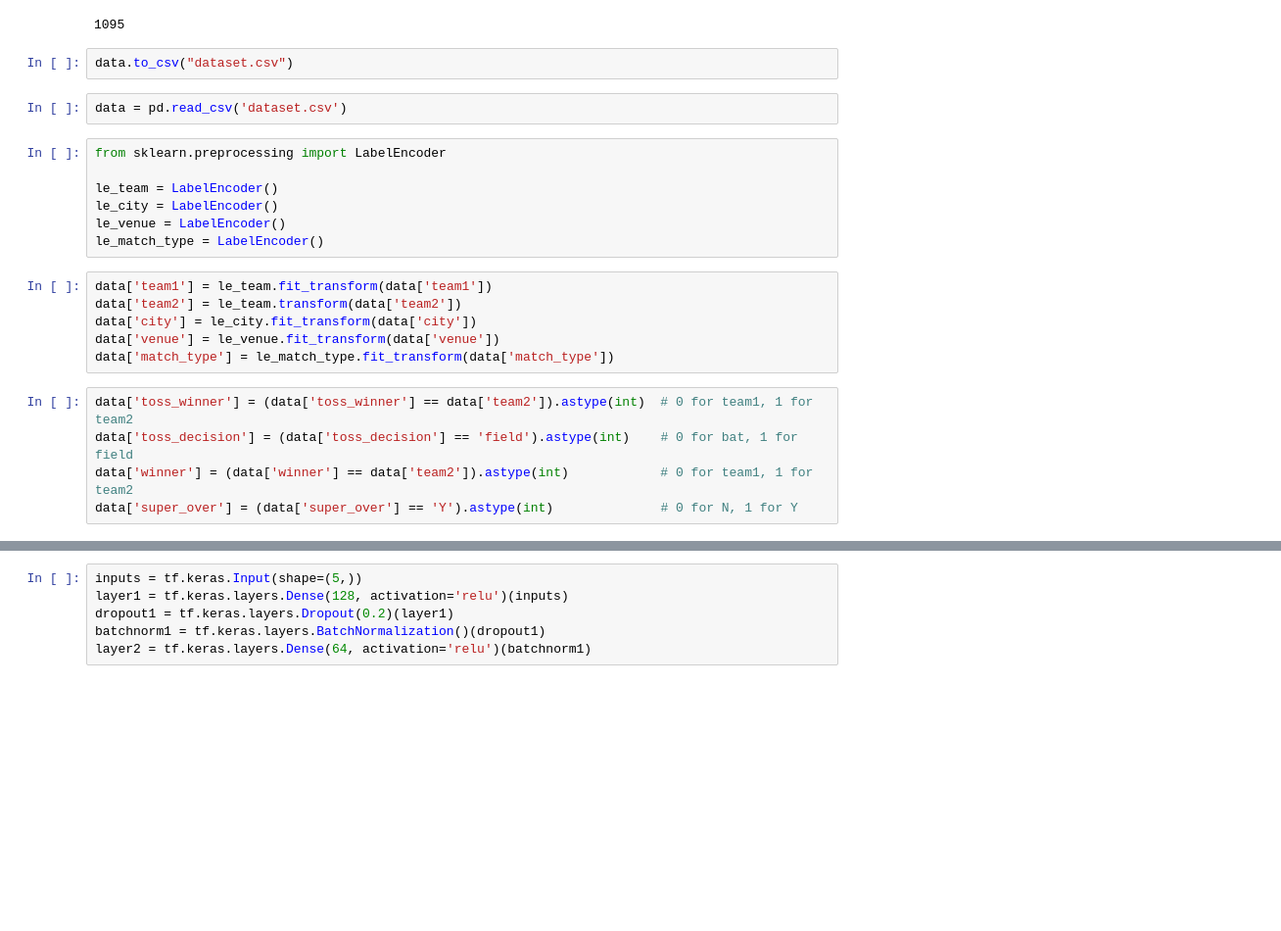
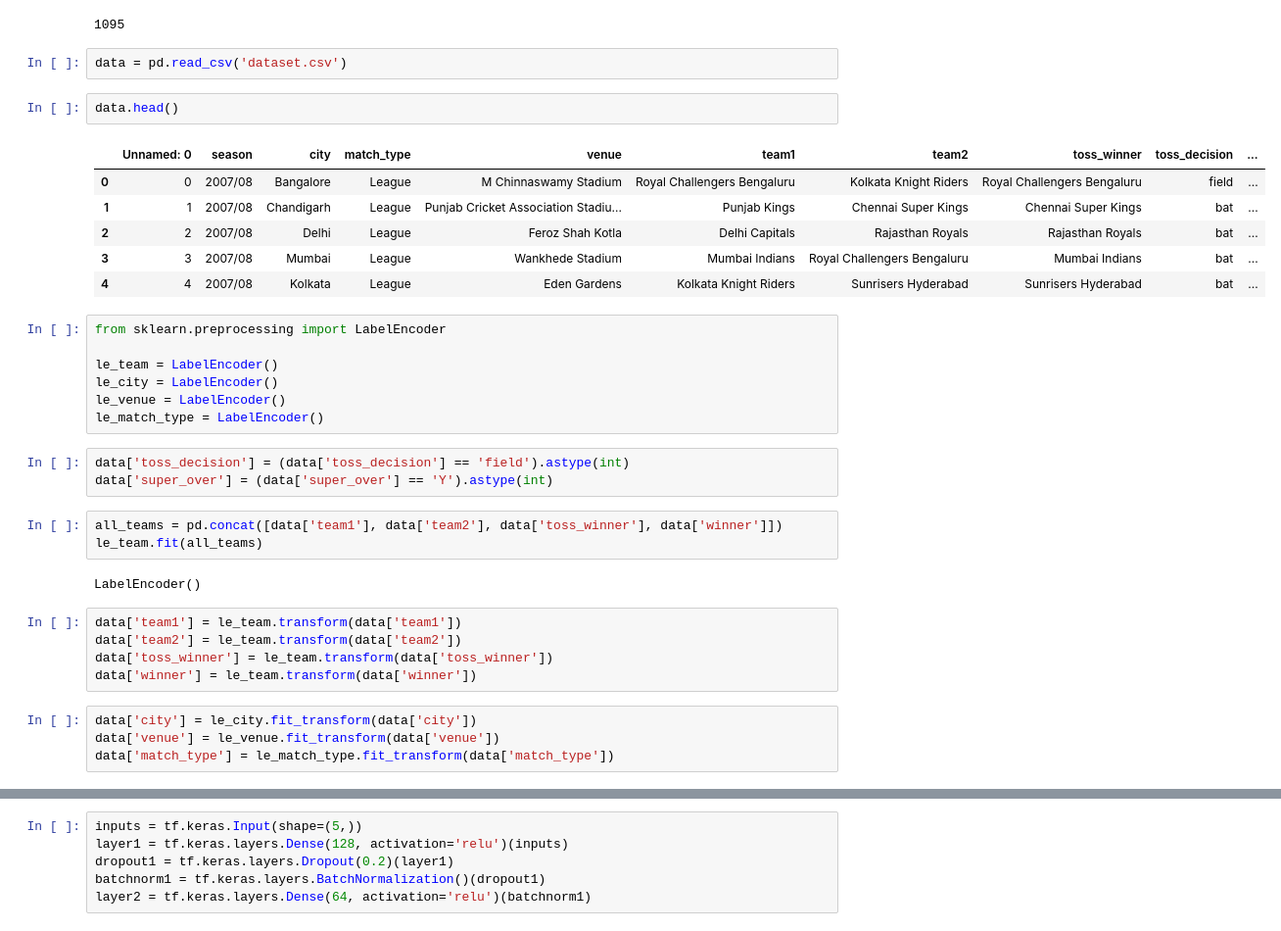
Before and after one commit to rahul5r/IPL-Toss-Match-Prediction, a Jupyter notebook: prediction.ipynb, the cells around one changed output, grey strips where cells are left out. Shown at 98% size. Drawn from its saved outputs; the diff is of its cells as text; blank space fills up the shorter version.

```diff
--- a/prediction.ipynb
+++ b/prediction.ipynb
@@ -53,10 +53,17 @@ data.head()
 len(data)
 # %% [output]
 1095
-# %%
-data.to_csv("dataset.csv")
 # %%
 data = pd.read_csv('dataset.csv')
+# %%
+data.head()
+# %% [output]
+|  | Unnamed: 0 | season | city | match_type | venue | team1 | team2 | toss_winner | toss_decision | ... |
+| 0 | 0 | 2007/08 | Bangalore | League | M Chinnaswamy Stadium | Royal Challengers Bengaluru | Kolkata Knight Riders | Royal Challengers Bengaluru | field | ... |
+| 1 | 1 | 2007/08 | Chandigarh | League | Punjab Cricket Association Stadiu... | Punjab Kings | Chennai Super Kings | Chennai Super Kings | bat | ... |
+| 2 | 2 | 2007/08 | Delhi | League | Feroz Shah Kotla | Delhi Capitals | Rajasthan Royals | Rajasthan Royals | bat | ... |
+| 3 | 3 | 2007/08 | Mumbai | League | Wankhede Stadium | Mumbai Indians | Royal Challengers Bengaluru | Mumbai Indians | bat | ... |
+| 4 | 4 | 2007/08 | Kolkata | League | Eden Gardens | Kolkata Knight Riders | Sunrisers Hyderabad | Sunrisers Hyderabad | bat | ... |
 # %%
 from sklearn.preprocessing import LabelEncoder
 
@@ -65,13 +72,19 @@ le_city = LabelEncoder()
 le_venue = LabelEncoder()
 le_match_type = LabelEncoder()
 # %%
-data['team1'] = le_team.fit_transform(data['team1'])
-data['team2'] = le_team.transform(data['team2'])
-data['city'] = le_city.fit_transform(data['city'])
-data['venue'] = le_venue.fit_transform(data['venue'])
-data['match_type'] = le_match_type.fit_transform(data['match_type'])
+data['toss_decision'] = (data['toss_decision'] == 'field').astype(int)
+data['super_over'] = (data['super_over'] == 'Y').astype(int)
+# %%
+all_teams = pd.concat([data['team1'], data['team2'], data['toss_winner'], data['winner']])
+le_team.fit(all_teams)
+# %% [output]
+LabelEncoder()
+# %%
+data['team1'] = le_team.transform(data['team1'])
+data['team2'] = le_team.transform(data['team2'])
+data['toss_winner'] = le_team.transform(data['toss_winner'])
+data['winner'] = le_team.transform(data['winner'])
 # %%
-data['toss_winner'] = (data['toss_winner'] == data['team2']).astype(int)  # 0 for team1, 1 for team2
-data['toss_decision'] = (data['toss_decision'] == 'field').astype(int)    # 0 for bat, 1 for field
-data['winner'] = (data['winner'] == data['team2']).astype(int)            # 0 for team1, 1 for team2
-data['super_over'] = (data['super_over'] == 'Y').astype(int)              # 0 for N, 1 for Y
+data['city'] = le_city.fit_transform(data['city'])
+data['venue'] = le_venue.fit_transform(data['venue'])
+data['match_type'] = le_match_type.fit_transform(data['match_type'])
```
Also changed, not shown: parts of 8 cells of this notebook.
